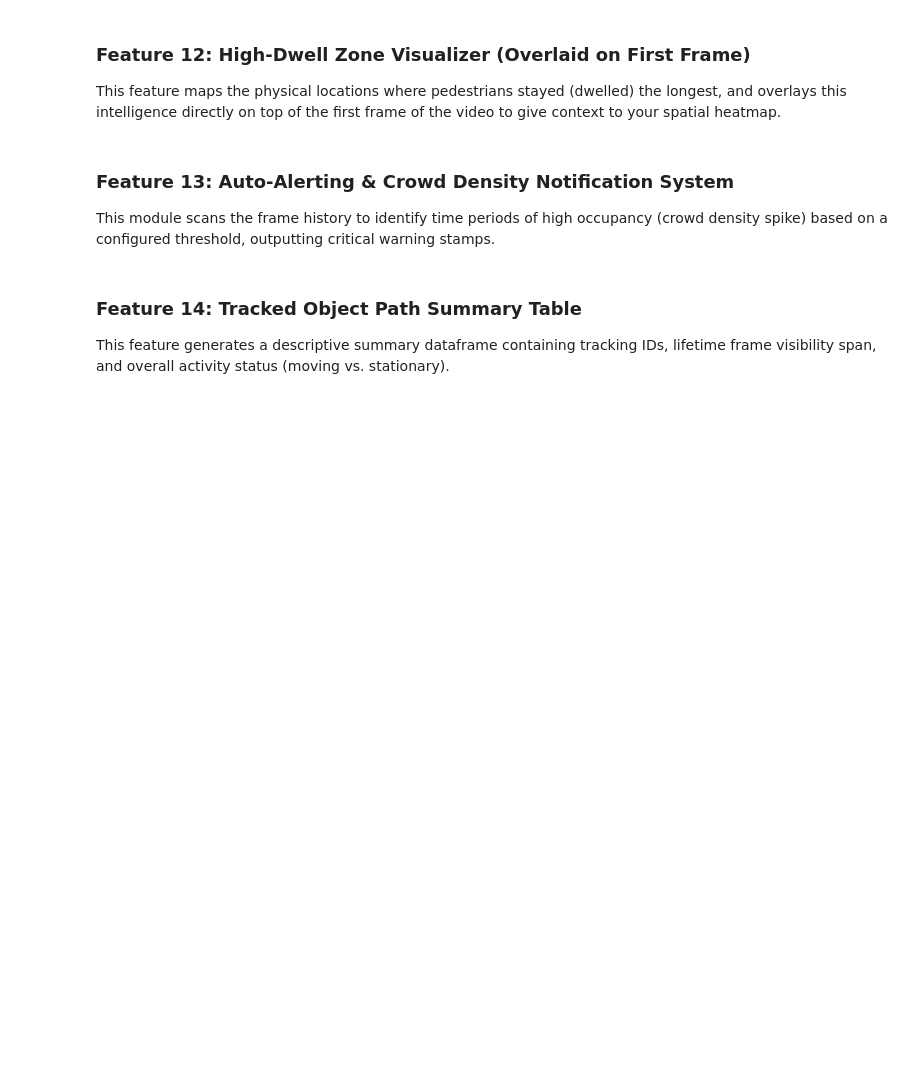
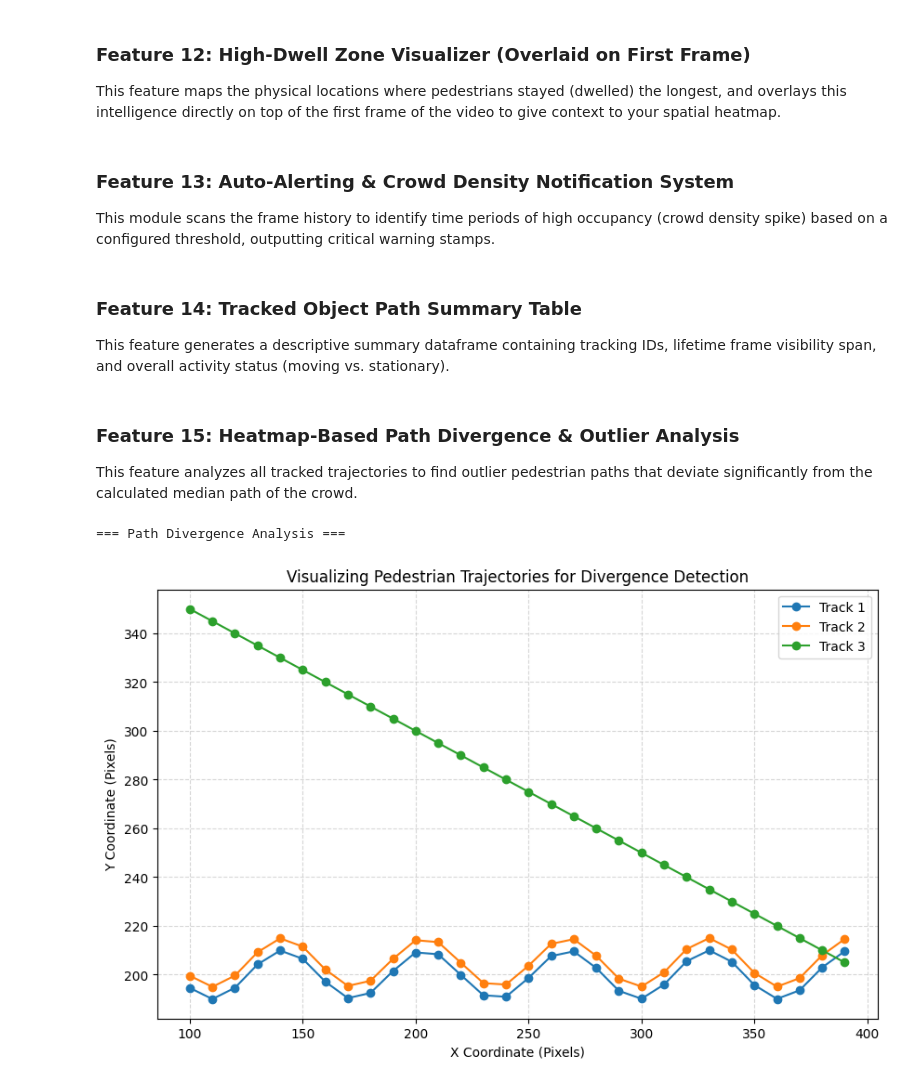
Before and after one commit to HaswinChony308/Vision-Track, a Jupyter notebook: Vision_Track.ipynb, the cells around one changed output. Cells and saved outputs as stored; diff of their text form; code cells hidden in the pictures; blank space fills up the shorter version.

```diff
--- a/Vision_Track.ipynb
+++ b/Vision_Track.ipynb
@@ -1112,3 +1112,36 @@ for track_id, coords in trajectories.items():
 
 df_summary = pd.DataFrame(tracking_summary)
 display(df_summary)
+# %% [markdown]
+### Feature 15: Heatmap-Based Path Divergence & Outlier Analysis
+This feature analyzes all tracked trajectories to find outlier pedestrian paths that deviate significantly from the calculated median path of the crowd.
+# %%
+import numpy as np
+import matplotlib.pyplot as plt
+
+# Fallback check
+if 'trajectories' not in locals() and 'trajectories' not in globals():
+    # Generate some mock trajectories for demo purposes
+    trajectories = {
+        1: [(x, 200 + np.sin(x/10.0)*10) for x in range(100, 400, 10)],
+        2: [(x, 205 + np.sin(x/10.0)*10) for x in range(100, 400, 10)],
+        3: [(x, 400 - x*0.5) for x in range(100, 400, 10)] # Divergent outlier path
+    }
+
+print("=== Path Divergence Analysis ===")
+# Plotting all paths to inspect visual outliers
+plt.figure(figsize=(10, 6))
+for track_id, coords in trajectories.items():
+    coords_arr = np.array(coords)
+    if len(coords_arr) > 0:
+        plt.plot(coords_arr[:, 0], coords_arr[:, 1], marker='o', label=f"Track {track_id}")
+
+plt.title("Visualizing Pedestrian Trajectories for Divergence Detection")
+plt.xlabel("X Coordinate (Pixels)")
+plt.ylabel("Y Coordinate (Pixels)")
+plt.legend()
+plt.grid(True, linestyle='--', alpha=0.5)
+plt.show()
+# %% [output]
+=== Path Divergence Analysis ===
+[figure, added]
```
Also changed, not shown: parts of 2 cells of this notebook.
